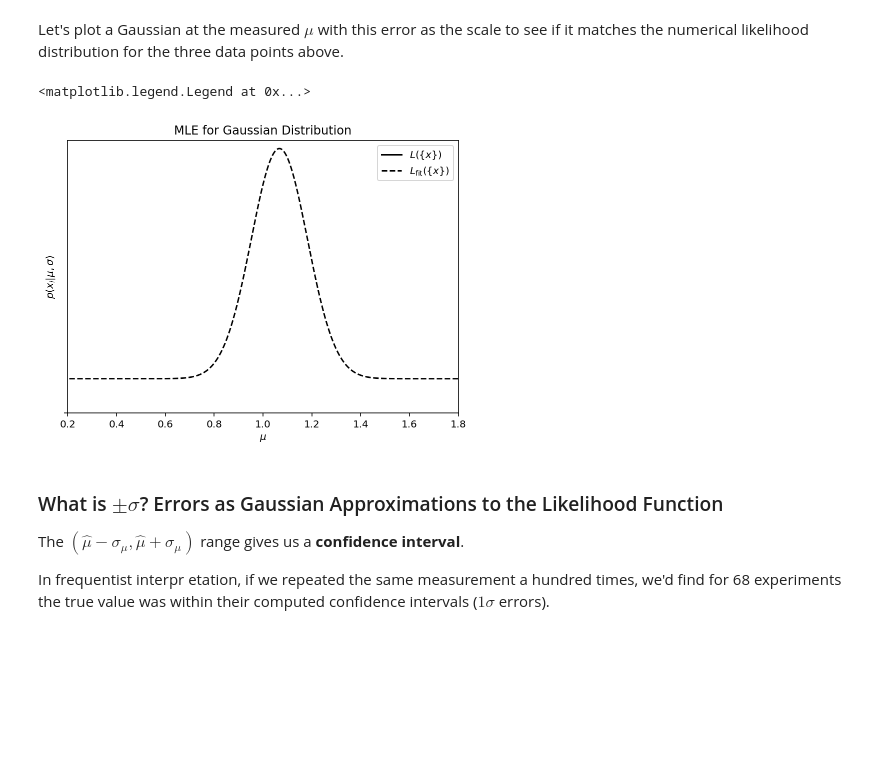
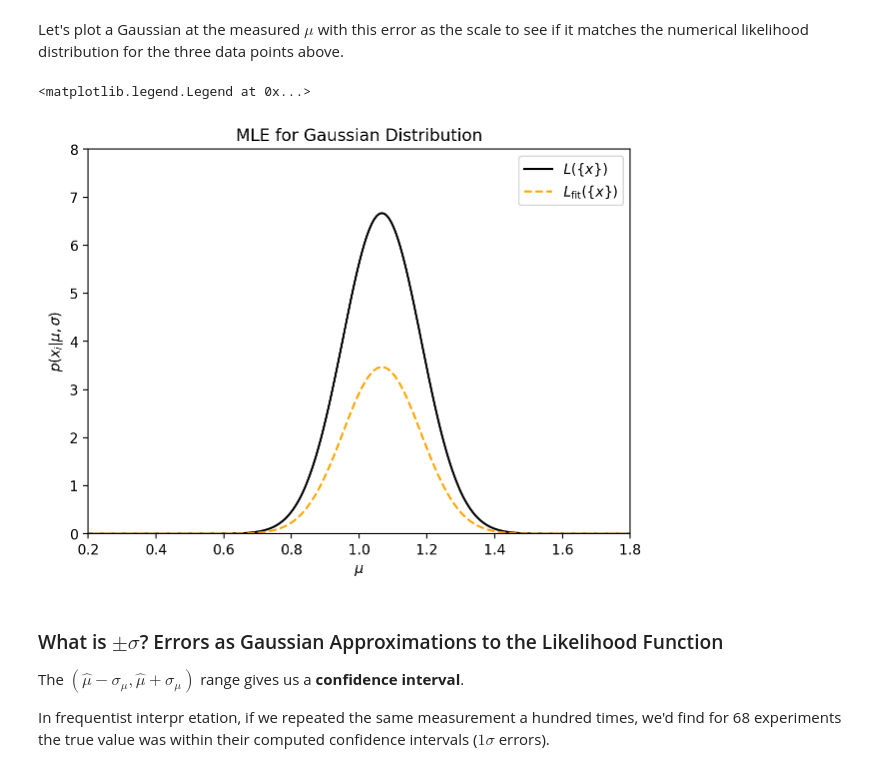
Before and after one commit to ninahernitschek/machine_learning_aprendizaje_de_maquinas_2024_1, a Jupyter notebook: jupyter/lecture_2.ipynb, the cells around one changed output. Drawn from its saved outputs; the diff is of its cells as text; code cells hidden in the pictures; blank space fills up the shorter version.

```diff
--- a/jupyter/lecture_2.ipynb
+++ b/jupyter/lecture_2.ipynb
@@ -231,32 +229,30 @@ Let's plot a Gaussian at the measured $\mu$ with this error as the scale to see
 # %%
 # Execute the following cell
 
 xgrid = np.linspace(0.0,2.0,1000)
 L = np.prod([L1,L2,L3],axis=0) # Total L is ???
 # complete the following for measured mean and Fisher error
 Lfit = norm.pdf(xgrid,loc=estimate_mu,scale=0.115)
 
 fig, ax = plt.subplots(figsize=(7, 5))
 
 # plot numerical likelihood
-plt.plot(___, ___, ls='-', c='black',
+plt.plot(xgrid, L, ls='-', c='black',
          label=r'$L(\{x\})$')
 
-# plot fitted Gaussian with arbitrary normalizing constant
-# offset for ease of viewing
-C = 1.95
-plt.plot(xgrid, C * Lfit + 1.0, ls='dashed',
-         c='black', label=r'$L_\mathrm{fit}(\{x\})$')
+# plot fitted Gaussian
+plt.plot(xgrid, Lfit, ls='dashed',
+         c='orange', label=r'$L_\mathrm{fit}(\{x\})$')
 
 plt.xlim(0.2, 1.8)
 plt.ylim(0, 8.0)
 plt.xlabel('$\mu$') #Leave out or adjust if no latex
 plt.ylabel(r'$p(x_i|\mu,\sigma)$') #Leave out or adjust if no latex
 plt.title('MLE for Gaussian Distribution')
 plt.legend()
 # %% [output]
 <matplotlib.legend.Legend at 0x...>
-[figure, old version]
+[figure, new version]
 # %% [markdown]
 
 ### What is $\pm \sigma$? Errors as Gaussian Approximations to the Likelihood Function
```
Also changed, not shown: parts of 17 cells of this notebook.
